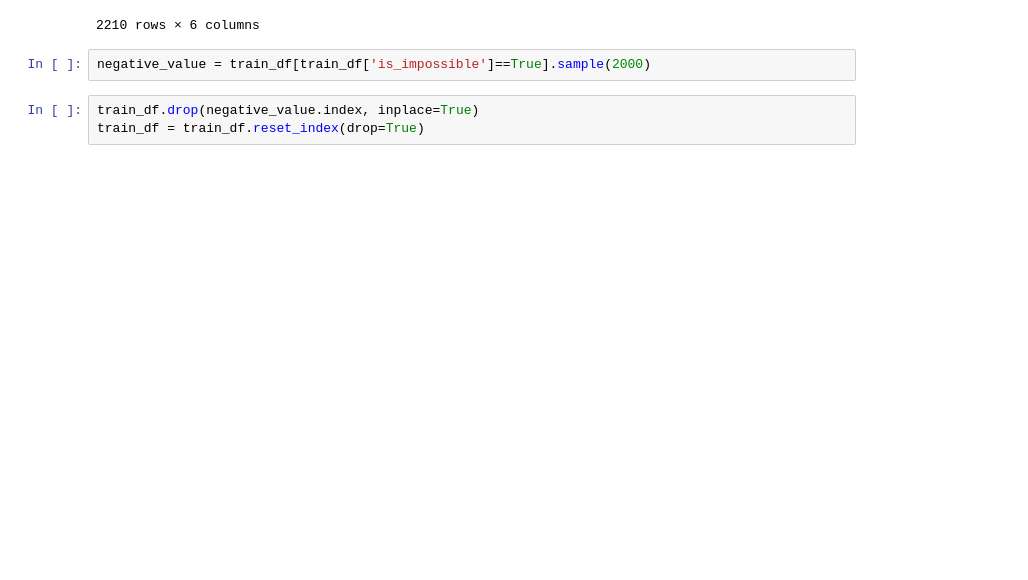
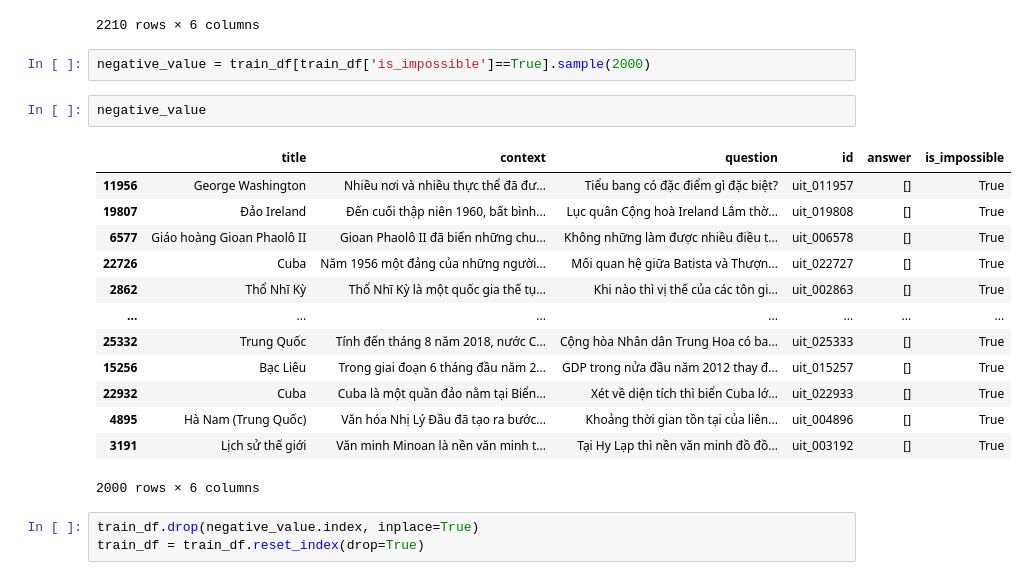
Before and after one commit to dat-browny/Multidocs-MRC, a Jupyter notebook: split_dataset.ipynb, the cells around one changed output. Saved outputs shown, nothing was run; the diff lists cells and outputs as text; blank space fills up the shorter version.

```diff
--- a/split_dataset.ipynb
+++ b/split_dataset.ipynb
@@ -93,6 +107,22 @@ test_df
 2210 rows × 6 columns
 # %%
 negative_value = train_df[train_df['is_impossible']==True].sample(2000)
+# %%
+negative_value
+# %% [output]
+|  | title | context | question | id | answer | is_impossible |
+| 11956 | George Washington | Nhiều nơi và nhiều thực thể đã đư... | Tiểu bang có đặc điểm gì đặc biệt? | uit_011957 | [] | True |
+| 19807 | Đảo Ireland | Đến cuối thập niên 1960, bất bình... | Lục quân Cộng hoà Ireland Lâm thờ... | uit_019808 | [] | True |
+| 6577 | Giáo hoàng Gioan Phaolô II | Gioan Phaolô II đã biến những chu... | Không những làm được nhiều điều t... | uit_006578 | [] | True |
+| 22726 | Cuba | Năm 1956 một đảng của những người... | Mối quan hệ giữa Batista và Thượn... | uit_022727 | [] | True |
+| 2862 | Thổ Nhĩ Kỳ | Thổ Nhĩ Kỳ là một quốc gia thế tụ... | Khi nào thì vị thế của các tôn gi... | uit_002863 | [] | True |
+| ... | ... | ... | ... | ... | ... | ... |
+| 25332 | Trung Quốc | Tính đến tháng 8 năm 2018, nước C... | Cộng hòa Nhân dân Trung Hoa có ba... | uit_025333 | [] | True |
+| 15256 | Bạc Liêu | Trong giai đoạn 6 tháng đầu năm 2... | GDP trong nửa đầu năm 2012 thay đ... | uit_015257 | [] | True |
+| 22932 | Cuba | Cuba là một quần đảo nằm tại Biển... | Xét về diện tích thì biển Cuba lớ... | uit_022933 | [] | True |
+| 4895 | Hà Nam (Trung Quốc) | Văn hóa Nhị Lý Đầu đã tạo ra bước... | Khoảng thời gian tồn tại của liên... | uit_004896 | [] | True |
+| 3191 | Lịch sử thế giới | Văn minh Minoan là nền văn minh t... | Tại Hy Lạp thì nền văn minh đồ đồ... | uit_003192 | [] | True |
+2000 rows × 6 columns
 # %%
 train_df.drop(negative_value.index, inplace=True)
 train_df = train_df.reset_index(drop=True)
```
Also changed, not shown: parts of 9 cells of this notebook, 4 other files.
